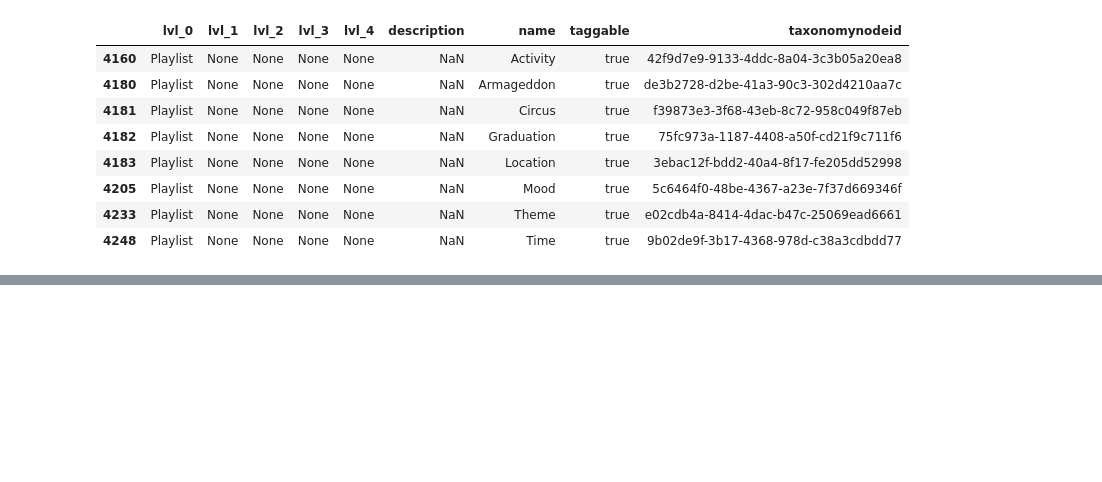
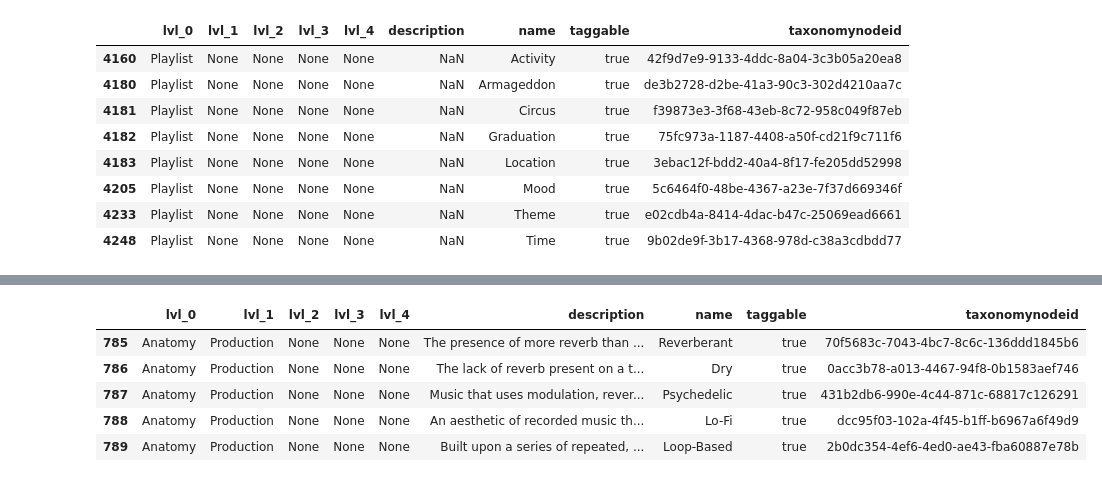
Before and after one commit to dmescherina/umg-backup, a Jupyter notebook: playlist_sequencing/get_taxonomy.ipynb, the cells around one changed output, grey strips where cells are left out. Drawn from its saved outputs; the diff is of its cells as text; code cells hidden in the pictures; blank space fills up the shorter version.

```diff
--- a/playlist_sequencing/get_taxonomy.ipynb
+++ b/playlist_sequencing/get_taxonomy.ipynb
@@ -129,0 +266,9 @@ all_data[(all_data.lvl_0=='Playlist')&(all_data.lvl_1.isnull()==True)]
+# %%
+all_data[(all_data.lvl_0=='Popularity')&(all_data.lvl_1=='Production')]
+# %% [output]
+|  | lvl_0 | lvl_1 | lvl_2 | lvl_3 | lvl_4 | description | name | taggable | taxonomynodeid |
+| 785 | Anatomy | Production | None | None | None | The presence of more reverb than ... | Reverberant | true | 70f5683c-7043-4bc7-8c6c-136ddd1845b6 |
+| 786 | Anatomy | Production | None | None | None | The lack of reverb present on a t... | Dry | true | 0acc3b78-a013-4467-94f8-0b1583aef746 |
+| 787 | Anatomy | Production | None | None | None | Music that uses modulation, rever... | Psychedelic | true | 431b2db6-990e-4c44-871c-68817c126291 |
+| 788 | Anatomy | Production | None | None | None | An aesthetic of recorded music th... | Lo-Fi | true | dcc95f03-102a-4f45-b1ff-b6967a6f49d9 |
+| 789 | Anatomy | Production | None | None | None | Built upon a series of repeated, ... | Loop-Based | true | 2b0dc354-4ef6-4ed0-ae43-fba60887e78b |
```
Also changed, not shown: parts of 29 cells of this notebook, 3 other files.
